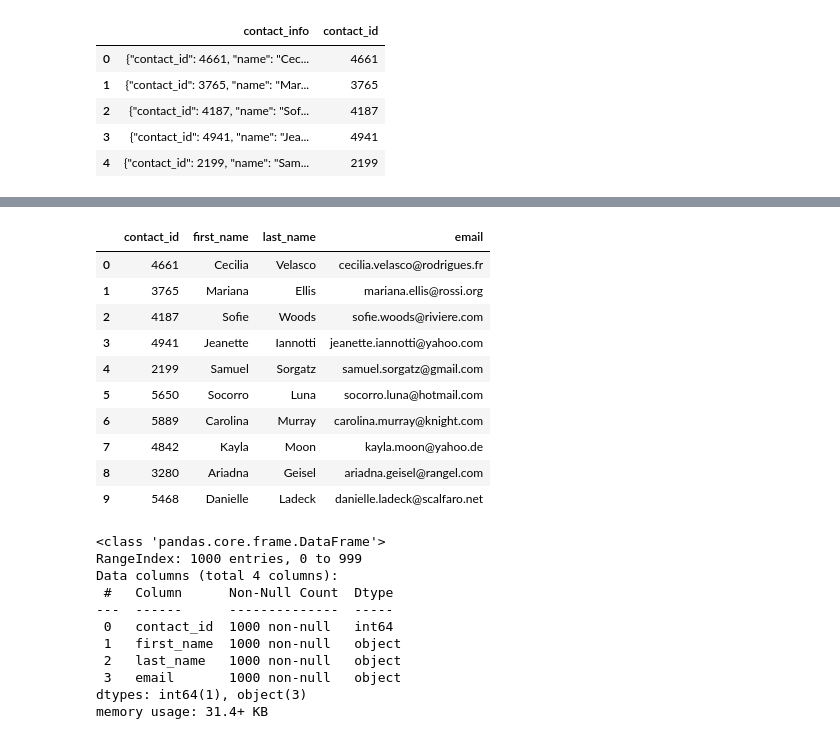
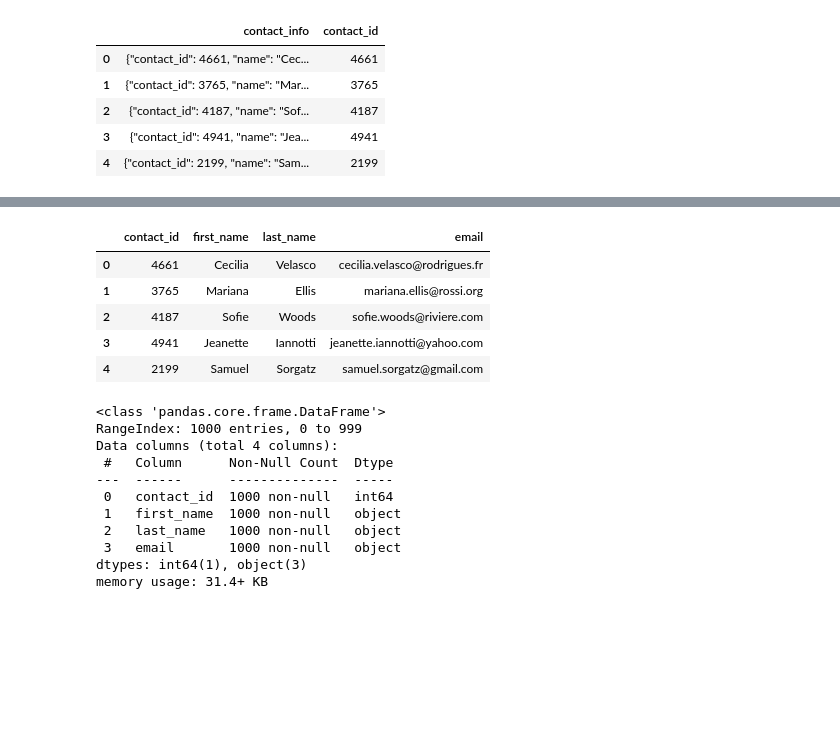
Before and after one commit to KellyPared/Crowdfunding_ETL, a Jupyter notebook: ETL_Mini_Project_CLove.ipynb, the cells around one changed output, grey strips where cells are left out. Saved outputs shown, nothing was run; the diff lists cells and outputs as text; code cells hidden in the pictures; blank space fills up the shorter version.

```diff
--- a/ETL_Mini_Project_CLove.ipynb
+++ b/ETL_Mini_Project_CLove.ipynb
@@ -441,5 +414,7 @@ memory usage: 15.8+ KB
 # %%
 # Extract the name of the contact and add it to a new column.
+contact_info_df_copy['name'] = contact_info_df_copy['contact_info'].str.extract(r'\W"(\w* \w*)"')
+contact_info_df_copy.head()
 # %% [output]
 |  | contact_info | contact_id | name |
 | 0 | {"contact_id": 4661, "name": "Cec... | 4661 | Cecilia Velasco |
@@ -455,5 +425,7 @@ memory usage: 15.8+ KB
 # %%
 # Extract the email from the contacts and add the values to a new column.
+contact_info_df_copy['email'] = contact_info_df_copy['contact_info'].str.extract(r'"(\S+@\S+)"')
+contact_info_df_copy.head()
 # %% [output]
 |  | contact_info | contact_id | name | email |
 | 0 | {"contact_id": 4661, "name": "Cec... | 4661 | Cecilia Velasco | cecilia.velasco@rodrigues.fr |
@@ -469,5 +436,7 @@ memory usage: 15.8+ KB
 # %%
 # Create a copy of the contact_info_df with the 'contact_id', 'name', 'email' columns.
+contact_info_df = contact_info_df_copy[["contact_id", "name", "email"]]
+contact_info_df.head()
 # %% [output]
 |  | contact_id | name | email |
 | 0 | 4661 | Cecilia Velasco | cecilia.velasco@rodrigues.fr |
@@ -483,8 +447,9 @@ memory usage: 15.8+ KB
 # %%
 # Create a "first"name" and "last_name" column with the first and last names from the "name" column.
-
+contact_info_df[["first_name", "last_name"]] = contact_info_df["name"].str.split(" ", expand = True)
 
 # Drop the contact_name column
+contact_info_df.drop(["name"], axis = 1)
 # %% [output]
 |  | contact_id | email | first_name | last_name |
 | 0 | 4661 | cecilia.velasco@rodrigues.fr | Cecilia | Velasco |
@@ -500,16 +467,13 @@ memory usage: 15.8+ KB
 # %%
 # Reorder the columns
+contact_info_df = contact_info_df[["contact_id", "first_name", "last_name", "email"]]
+contact_info_df.head()
 # %% [output]
 |  | contact_id | first_name | last_name | email |
 | 0 | 4661 | Cecilia | Velasco | cecilia.velasco@rodrigues.fr |
 | 1 | 3765 | Mariana | Ellis | mariana.ellis@rossi.org |
 | 2 | 4187 | Sofie | Woods | sofie.woods@riviere.com |
 | 3 | 4941 | Jeanette | Iannotti | jeanette.iannotti@yahoo.com |
 | 4 | 2199 | Samuel | Sorgatz | samuel.sorgatz@gmail.com |
-| 5 | 5650 | Socorro | Luna | socorro.luna@hotmail.com |
-| 6 | 5889 | Carolina | Murray | carolina.murray@knight.com |
-| 7 | 4842 | Kayla | Moon | kayla.moon@yahoo.de |
-| 8 | 3280 | Ariadna | Geisel | ariadna.geisel@rangel.com |
-| 9 | 5468 | Danielle | Ladeck | danielle.ladeck@scalfaro.net |
 # %%
 # Check the datatypes one more time before exporting as CSV file.
```
Also changed, not shown: parts of 25 cells of this notebook, 3 other files.
